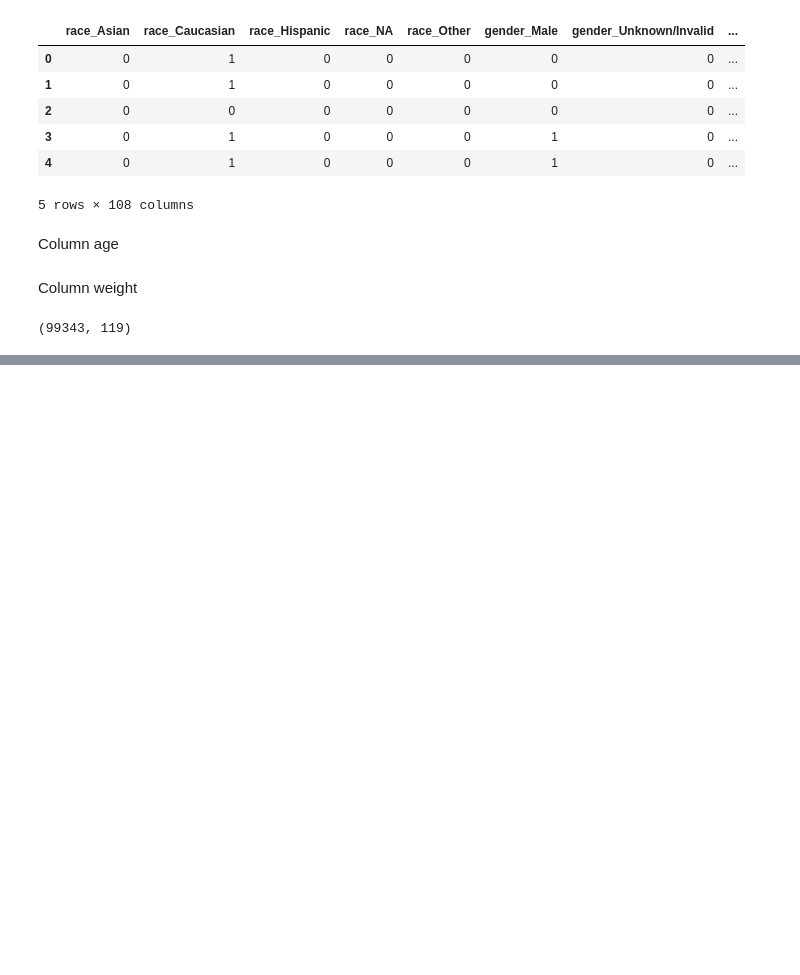
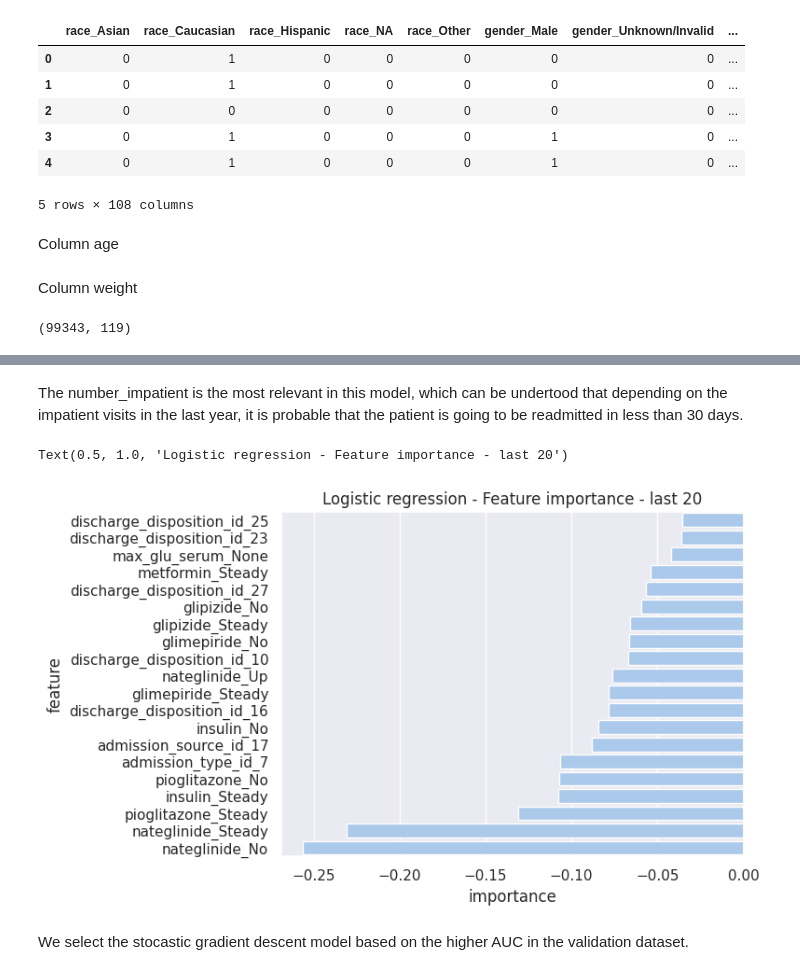
Before and after one commit to JavierPachas/diabetes, a Jupyter notebook: diabetes.ipynb, the cells around one changed output, grey strips where cells are left out. Cells and saved outputs as stored; diff of their text form; code cells hidden in the pictures; blank space fills up the shorter version.

```diff
--- a/diabetes.ipynb
+++ b/diabetes.ipynb
@@ -707,0 +984,10 @@ Since the dataset is imbalanced (more negatives (0) than positives (1))
+# %% [markdown]
+The number_impatient is the most relevant in this model, which can be undertood that depending on the impatient visits in the last year, it is probable that the patient is going to be readmitted in less than 30 days.
+# %%
+sns.barplot(feature_importance.tail(20), x= 'importance', y = 'feature', orient = 'h', color = 'b')
+plt.title('Logistic regression - Feature importance - last 20')
+# %% [output]
+Text(0.5, 1.0, 'Logistic regression - Feature importance - last 20')
+[figure, added]
+# %% [markdown]
+We select the stocastic gradient descent model based on the higher AUC in the validation dataset.
```
Also changed, not shown: parts of 62 cells of this notebook.
